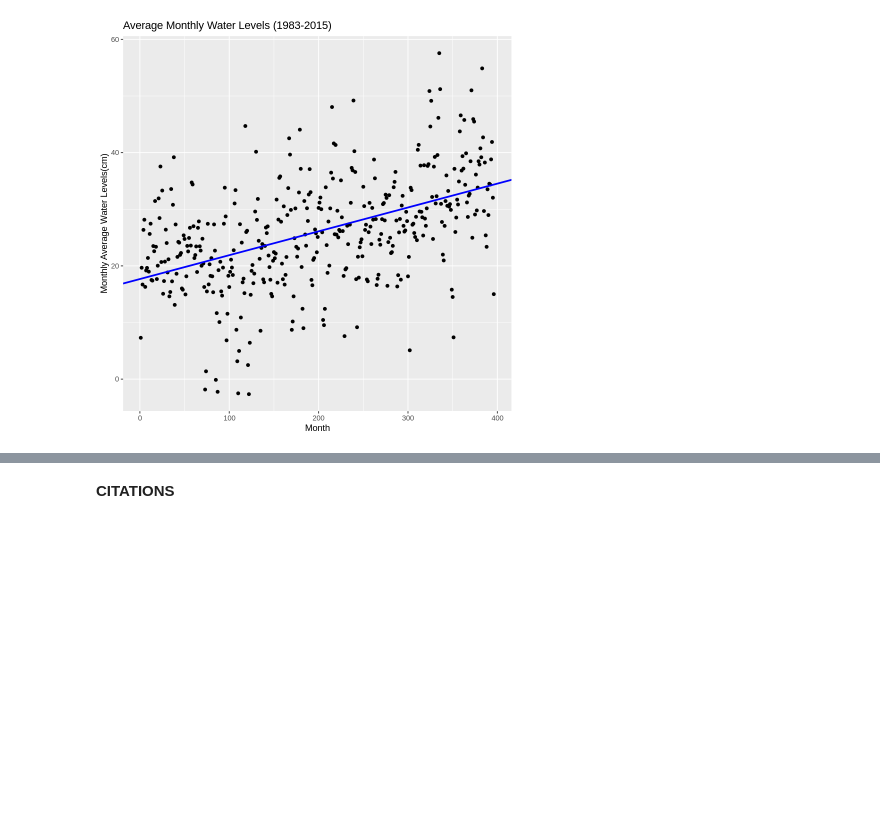
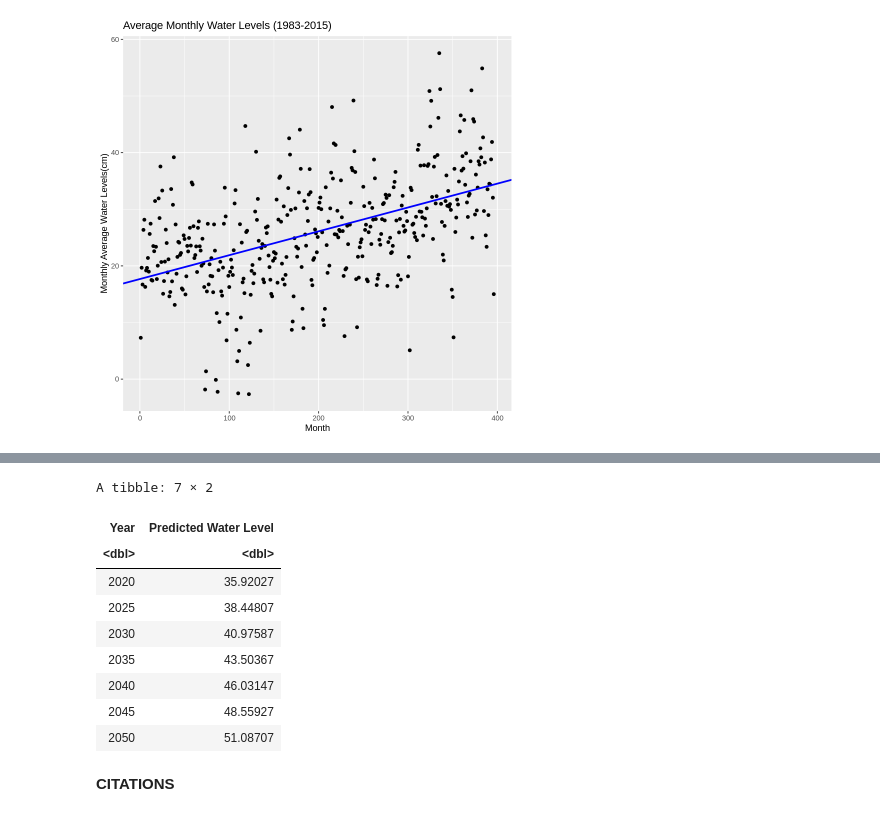
Before and after one commit to Applemyp/dsci100-group36-project, a Jupyter notebook: Group Project Report.ipynb, the cells around one changed output, grey strips where cells are left out. Saved outputs shown, nothing was run; the diff lists cells and outputs as text; code cells hidden in the pictures; blank space fills up the shorter version.

```diff
--- a/Group Project Report.ipynb
+++ b/Group Project Report.ipynb
@@ -228,3 +259,21 @@ ERROR: Error in parse(text = x, srcfile = src): <text>:1:1: unexpected assignmen
+# %%
+#Adding all the data to a table to easeir visualize
+
+Predicted_water_levels_until_2050<- tibble(Year=c(2020, 2025, 2030, 2035, 2040, 2045, 2050),
+                        'Predicted Water Level'=c(35.92027, 38.44807, 40.97587, 43.50367, 46.03147, 48.55927, 51.08707))
+Predicted_water_levels_until_2050
+options(repr.matrix.max.rows = 8)
+# %% [output]
+A tibble: 7 × 2
+| Year | Predicted Water Level |
+| <dbl> | <dbl> |
+| 2020 | 35.92027 |
+| 2025 | 38.44807 |
+| 2030 | 40.97587 |
+| 2035 | 43.50367 |
+| 2040 | 46.03147 |
+| 2045 | 48.55927 |
+| 2050 | 51.08707 |
 # %% [markdown]
 **CITATIONS**
 # %% [markdown]
```
Also changed, not shown: parts of 2 cells of this notebook.
